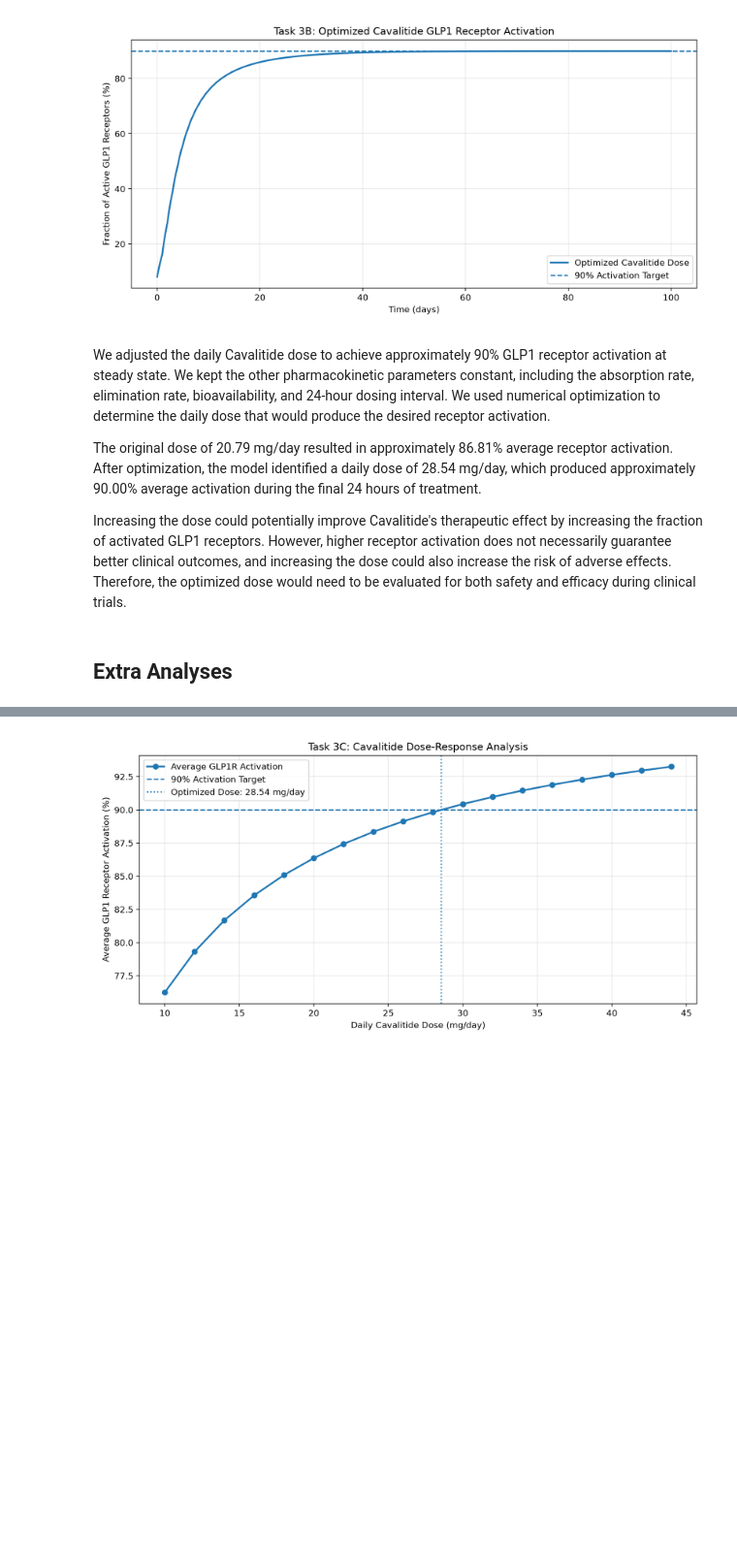
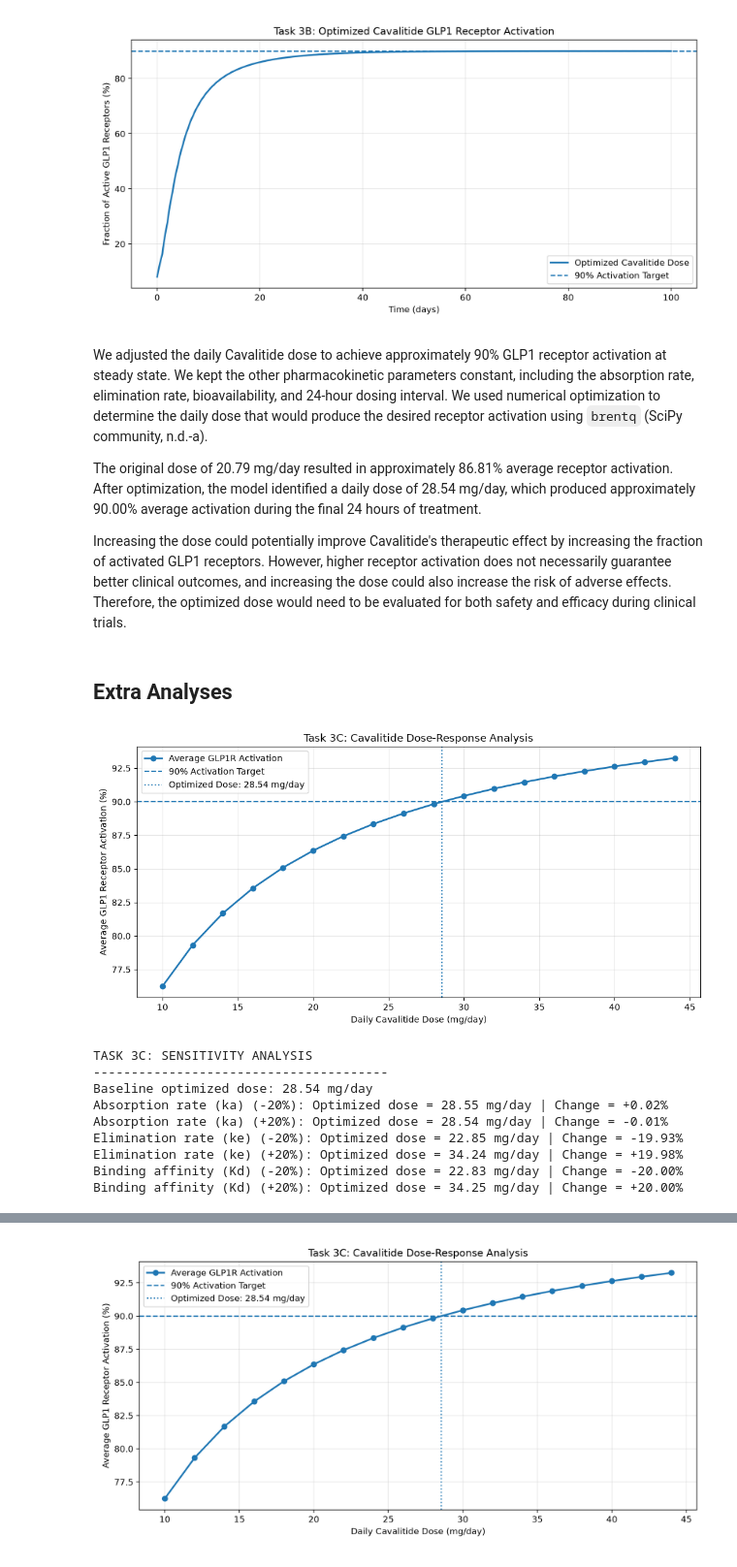
Before and after one commit to BigPanda0226/BME2315_Module3, a Jupyter notebook: Module3_Project.ipynb, the cells around one changed output, grey strips where cells are left out. Shown at 97% size. Drawn from its saved outputs; the diff is of its cells as text; code cells hidden in the pictures; blank space fills up the shorter version.

```diff
--- a/Module3_Project_Template.ipynb
+++ b/Module3_Project.ipynb
@@ -693,7 +693,7 @@ plt.show()
 # %% [markdown]
 ![cavalitide_PKPD_optimized.png](attachment:cavalitide_PKPD_optimized.png)
 # %% [markdown]
-We adjusted the daily Cavalitide dose to achieve approximately 90% GLP1 receptor activation at steady state. We kept the other pharmacokinetic parameters constant, including the absorption rate, elimination rate, bioavailability, and 24-hour dosing interval. We used numerical optimization to determine the daily dose that would produce the desired receptor activation.
+We adjusted the daily Cavalitide dose to achieve approximately 90% GLP1 receptor activation at steady state. We kept the other pharmacokinetic parameters constant, including the absorption rate, elimination rate, bioavailability, and 24-hour dosing interval. We used numerical optimization to determine the daily dose that would produce the desired receptor activation using `brentq` (SciPy community, n.d.-a).
 
 The original dose of 20.79 mg/day resulted in approximately 86.81% average receptor activation. After optimization, the model identified a daily dose of 28.54 mg/day, which produced approximately 90.00% average activation during the final 24 hours of treatment.
 
@@ -787,6 +787,11 @@ for parameter_name, parameter_variable in parameters.items():
 
     for change in [-0.20, 0.20]:
 
+        # Reset parameters so only one changes at a time
+        ka = original_ka
+        ke = original_ke
+        Kd_Cavalitide = original_Kd
+
         # Apply parameter change
         globals()[parameter_variable] = original_value * (1 + change)
 
@@ -798,30 +803,41 @@ for parameter_name, parameter_variable in parameters.items():
         )
 
         # Calculate percentage difference from baseline dose
         dose_difference = (
             (new_dose - baseline_dose) / baseline_dose
         ) * 100
 
         sensitivity_results.append(
             (parameter_name, change * 100, new_dose, dose_difference)
         )
 
 
 # Restore original parameters
 ka = original_ka
 ke = original_ke
 Kd_Cavalitide = original_Kd
 
 
 print("\nTASK 3C: SENSITIVITY ANALYSIS")
 print("---------------------------------------")
 
 print(f"Baseline optimized dose: {baseline_dose:.2f} mg/day")
 
 for parameter, change, new_dose, difference in sensitivity_results:
 
     print(
         f"{parameter} ({change:+.0f}%): "
         f"Optimized dose = {new_dose:.2f} mg/day | "
         f"Change = {difference:+.2f}%"
     )
+# %% [output]
+[figure, added]
+TASK 3C: SENSITIVITY ANALYSIS
+---------------------------------------
+Baseline optimized dose: 28.54 mg/day
+Absorption rate (ka) (-20%): Optimized dose = 28.55 mg/day | Change = +0.02%
+Absorption rate (ka) (+20%): Optimized dose = 28.54 mg/day | Change = -0.01%
+Elimination rate (ke) (-20%): Optimized dose = 22.85 mg/day | Change = -19.93%
+Elimination rate (ke) (+20%): Optimized dose = 34.24 mg/day | Change = +19.98%
+Binding affinity (Kd) (-20%): Optimized dose = 22.83 mg/day | Change = -20.00%
+Binding affinity (Kd) (+20%): Optimized dose = 34.25 mg/day | Change = +20.00%
```
Also changed, not shown: parts of 12 cells of this notebook.
